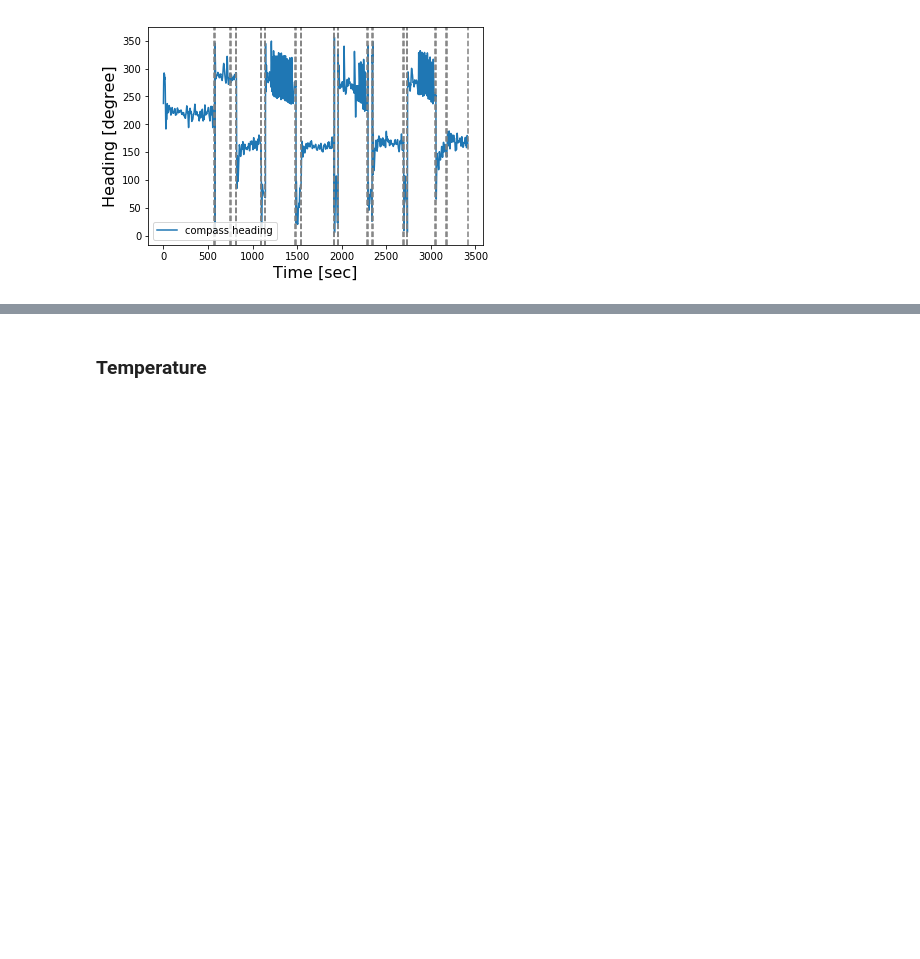
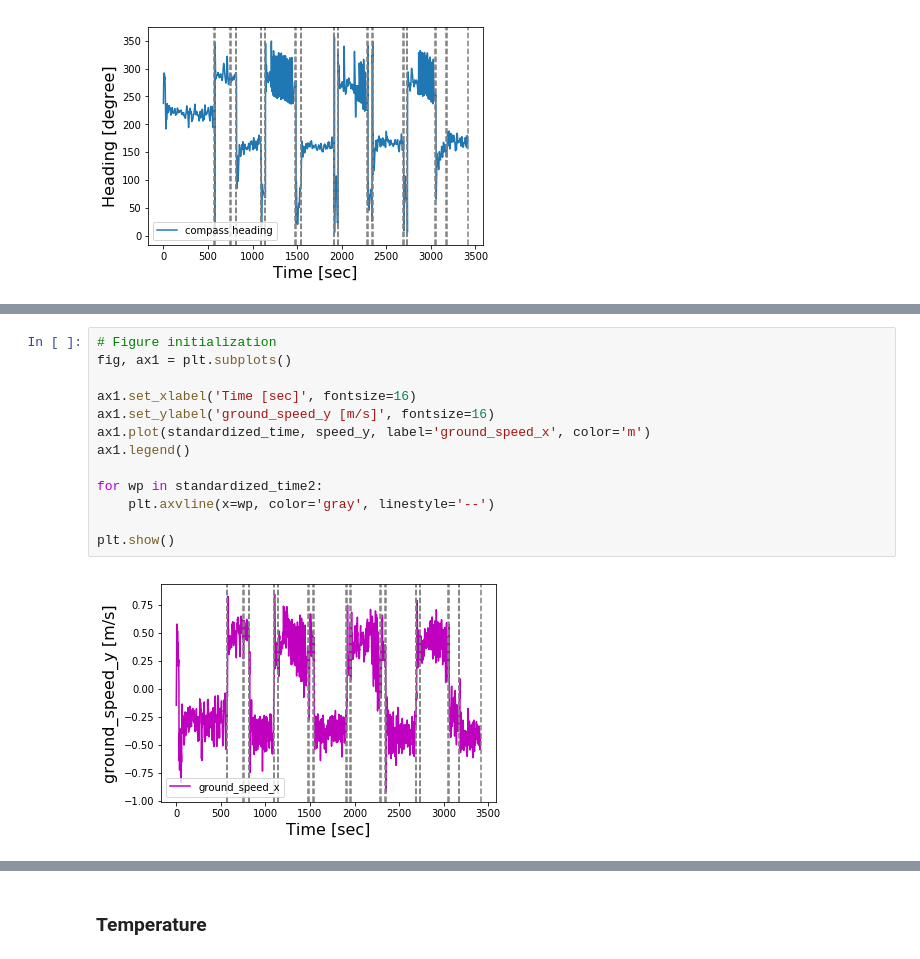
Before and after one commit to dartmouthrobotics/epscor_asv_data_analysis, a Jupyter notebook: Jupyter_notebook/ISER2021/Turning/20201006-China-turning.ipynb, the cells around one changed output, grey strips where cells are left out. Drawn from its saved outputs; the diff is of its cells as text; blank space fills up the shorter version.

```diff
--- a/Jupyter_notebook/ISER2021/Turning/20201006-China-turning.ipynb
+++ b/Jupyter_notebook/ISER2021/Turning/20201006-China-turning.ipynb
@@ -140,3 +177,18 @@ plt.show()
+# %%
+# Figure initialization
+fig, ax1 = plt.subplots()
+
+ax1.set_xlabel('Time [sec]', fontsize=16)
+ax1.set_ylabel('ground_speed_y [m/s]', fontsize=16)
+ax1.plot(standardized_time, speed_y, label='ground_speed_x', color='m')
+ax1.legend()
+
+for wp in standardized_time2:
+    plt.axvline(x=wp, color='gray', linestyle='--')
+
+plt.show()
+# %% [output]
+[figure, added]
 # %%
 # Figure initialization
 fig, ax1 = plt.subplots()
```
Also changed, not shown: parts of 8 cells of this notebook, 16 other files.
